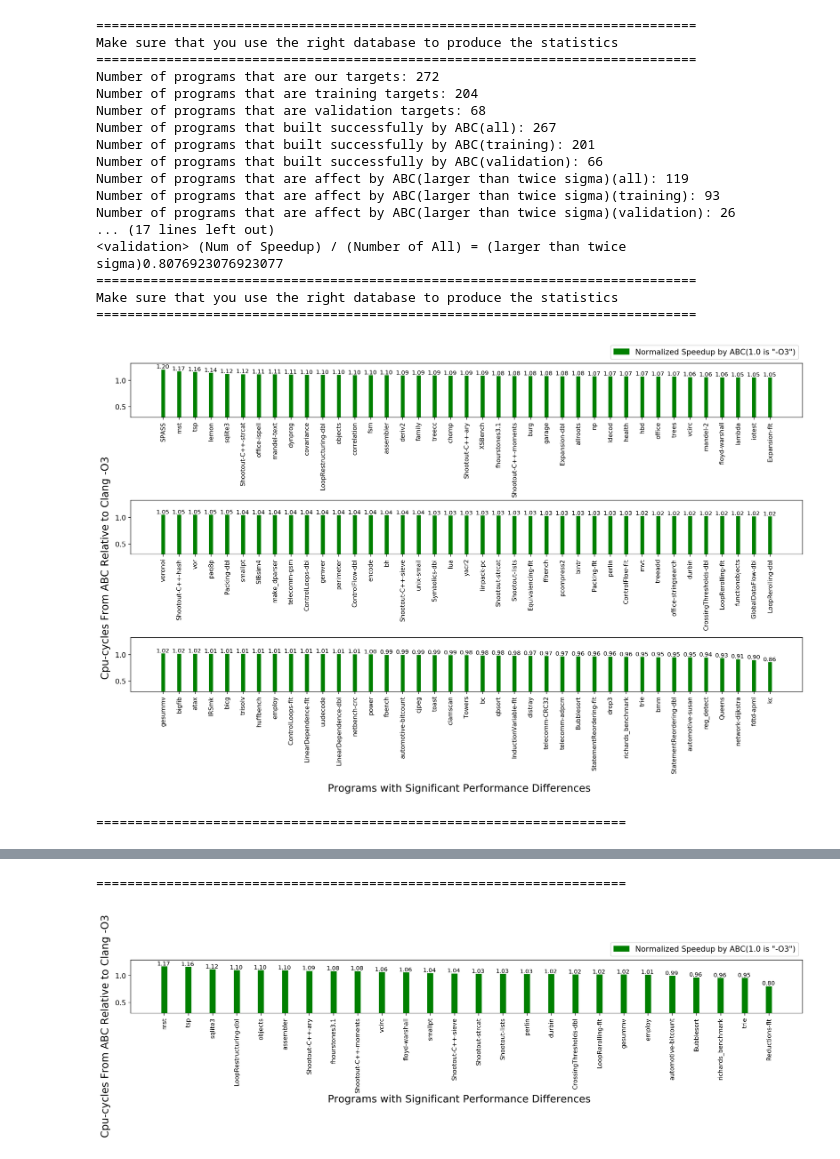
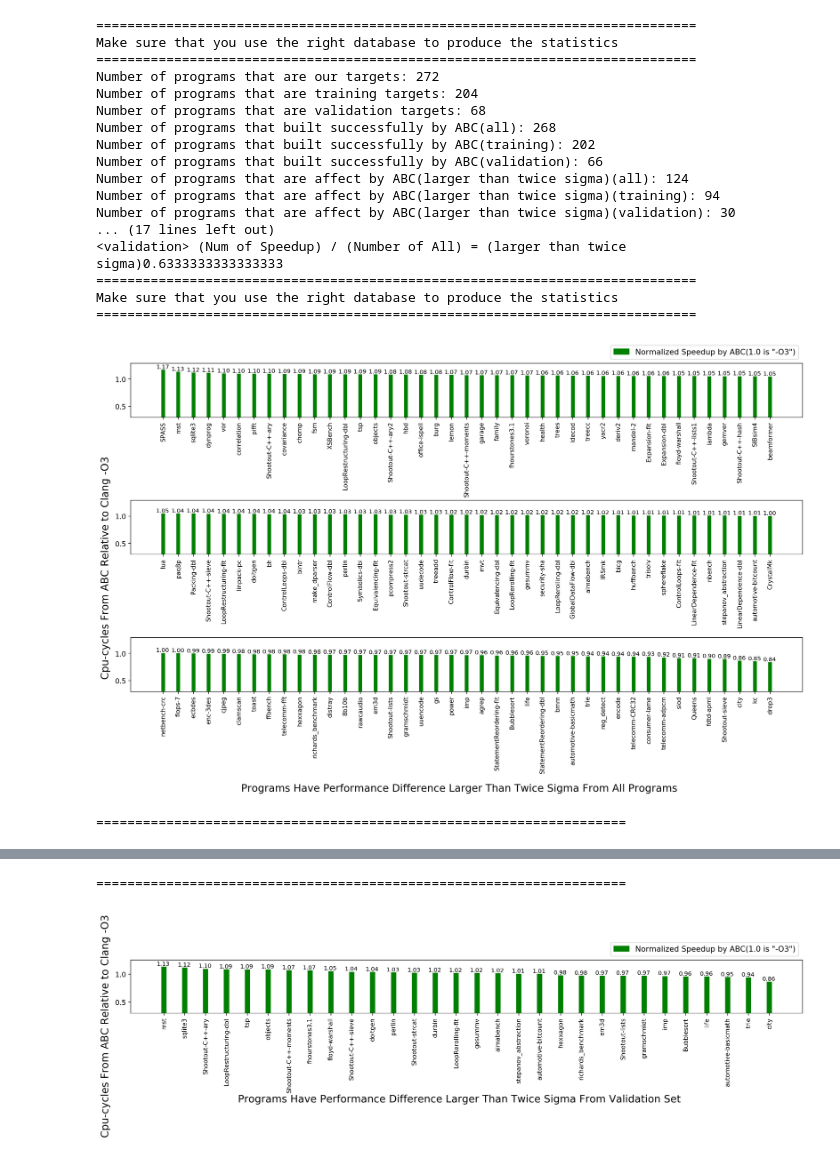
Before and after one commit to JaredCJR/ThesisTools, a Jupyter notebook: PassInstrument/inference/SpeedupEvaluation/LoadAndDraw.ipynb, the cells around one changed output, grey strips where cells are left out. Drawn from its saved outputs; the diff is of its cells as text; code cells hidden in the pictures.

```diff
--- a/PassInstrument/inference/SpeedupEvaluation/LoadAndDraw.ipynb
+++ b/PassInstrument/inference/SpeedupEvaluation/LoadAndDraw.ipynb
@@ -39,7 +39,7 @@ def GraphGenerator_AutoLabel(rects, ax, location, fontsize):
         ax.text(rect.get_x()+0.1, h, label,
                 ha=horizontalAlign, va=verticalAlign, fontsize=fontsize)
 
-def DrawBarChart(Inputs, Title, SaveName="Saved.png", SubGraphNum=3,  Ymax = None, Ymin = None):
+def DrawBarChart(Inputs, Title, SaveName="Saved.png", SubGraphNum=3,  Ymax=None, Ymin=None, XbarLabel="X-label"):
     """
     Draw the bar chart
     """
@@ -109,7 +109,7 @@ def DrawBarChart(Inputs, Title, SaveName="Saved.png", SubGraphNum=3,  Ymax = Non
         if i == 0:
             plt.legend( handles=[patch_speedup], bbox_to_anchor=(1.0, 1.4))
     fig.text(-0.01, 0.5, 'Cpu-cycles From ABC Relative to Clang -O3', fontsize=16, ha='center', va='center', rotation='vertical')
-    fig.text(0.5, -0.03, 'Programs with Significant Performance Differences', fontsize=16, ha='center', va='center')
+    fig.text(0.5, -0.03, XbarLabel, fontsize=16, ha='center', va='center')
 
 
     fig.suptitle(Title, fontweight='bold', y=1.0)
@@ -119,7 +119,8 @@ def DrawBarChart(Inputs, Title, SaveName="Saved.png", SubGraphNum=3,  Ymax = Non
 
 
 if __name__ == '__main__':
-    TargetDir = "legacy_data/log-05-02_20-55"# traing: 1.4%; validation 1.5% speedup
+    TargetDir = "legacy_data/log-05-07_08-38"# traing: 0.9%; validation 0.8% speedup
+    #TargetDir = "legacy_data/log-05-02_20-55"# traing: 1.4%; validation 1.5% speedup
     #TargetDir = "legacy_data/log-04-28_00-37"
     ABC_cycles_mean = json.load(open(TargetDir + '/' + "ABC_cycles_mean.json"))
     Orig_cycles_mean = json.load(open("Orig_cycles_mean.json"))
@@ -265,41 +266,46 @@ if __name__ == '__main__':
     print('=============================================================================')
     print('Make sure that you use the right database to produce the statistics')
     print('=============================================================================')
 
     GraphData = []
     for target, info in SelectedSpeedupDict.items():
         GraphData.append([target, info['speedup']] )
     '''
     Sort the data in descending order for plotting graph.
     '''
     GraphData.sort(key=itemgetter(1), reverse=True)
     TrainingGraphData_sigma.sort(key=itemgetter(1), reverse=True)
     ValidationGraphData_sigma.sort(key=itemgetter(1), reverse=True)
     DrawBarChart(Inputs=GraphData, Title="",
-                 SaveName = "Evaluation_Speedup-all-significance.png", SubGraphNum=3, Ymax = GraphData[0][1]+0.12, Ymin = 0.3)
+                 SaveName = "Evaluation_Speedup-all-significance.png", SubGraphNum=3, Ymax = GraphData[0][1]+0.12, Ymin = 0.3,
+                 XbarLabel = "Programs Have Performance Difference Larger Than Twice Sigma From All Programs")
     print("====================================================================")
     DrawBarChart(Inputs=TrainingGraphData_sigma, Title="",
-                 SaveName = "Evaluation_Speedup-trainingSet.png", SubGraphNum=3, Ymax = TrainingGraphData_sigma[0][1]+0.12, Ymin = 0.3)
+                 SaveName = "Evaluation_Speedup-trainingSet.png", SubGraphNum=3,
+                 Ymax = TrainingGraphData_sigma[0][1]+0.12, Ymin = 0.3,
+                 XbarLabel = "Programs Have Performance Difference Larger Than Twice Sigma From Training Set")
     print("====================================================================")
     DrawBarChart(Inputs=ValidationGraphData_sigma, Title="",
-                 SaveName = "Evaluation_Speedup-validationSet.png", SubGraphNum=1, Ymax = ValidationGraphData_sigma[0][1]+0.12, Ymin = 0.3)
+                 SaveName = "Evaluation_Speedup-validationSet.png", SubGraphNum=1,
+                 Ymax = ValidationGraphData_sigma[0][1]+0.12, Ymin = 0.3,
+                 XbarLabel = "Programs Have Performance Difference Larger Than Twice Sigma From Validation Set")
 # %% [output]
 =============================================================================
 Make sure that you use the right database to produce the statistics
 =============================================================================
 Number of programs that are our targets: 272
 Number of programs that are training targets: 204
 Number of programs that are validation targets: 68
-Number of programs that built successfully by ABC(all): 267
-Number of programs that built successfully by ABC(training): 201
+Number of programs that built successfully by ABC(all): 268
+Number of programs that built successfully by ABC(training): 202
 Number of programs that built successfully by ABC(validation): 66
-Number of programs that are affect by ABC(larger than twice sigma)(all): 119
-Number of programs that are affect by ABC(larger than twice sigma)(training): 93
-Number of programs that are affect by ABC(larger than twice sigma)(validation): 26
+Number of programs that are affect by ABC(larger than twice sigma)(all): 124
+Number of programs that are affect by ABC(larger than twice sigma)(training): 94
+Number of programs that are affect by ABC(larger than twice sigma)(validation): 30
 ... (17 lines left out)
-<validation> (Num of Speedup) / (Number of All) = (larger than twice sigma)0.8076923076923077
+<validation> (Num of Speedup) / (Number of All) = (larger than twice sigma)0.6333333333333333
 =============================================================================
 Make sure that you use the right database to produce the statistics
 =============================================================================
-[figure, old version]
+[figure, new version]
 ====================================================================
@@ -307,2 +313,2 @@ Make sure that you use the right database to produce the statistics
 ====================================================================
-[figure, old version]
+[figure, new version]
```
Also changed, not shown: parts of 1 cell of this notebook, 4 other files.
